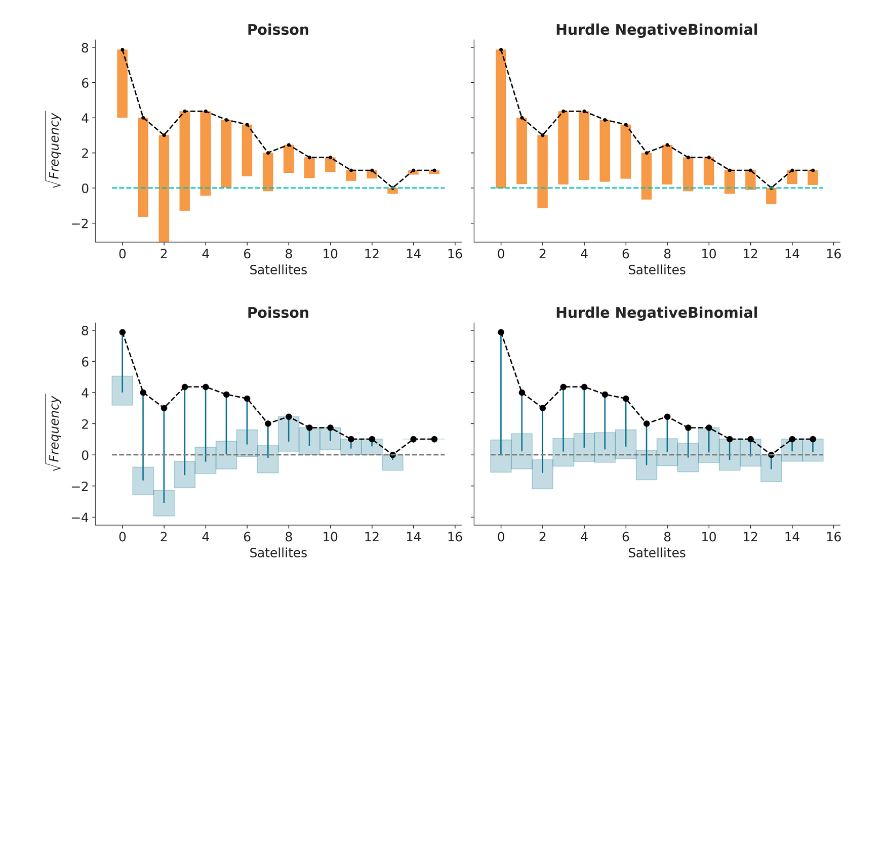
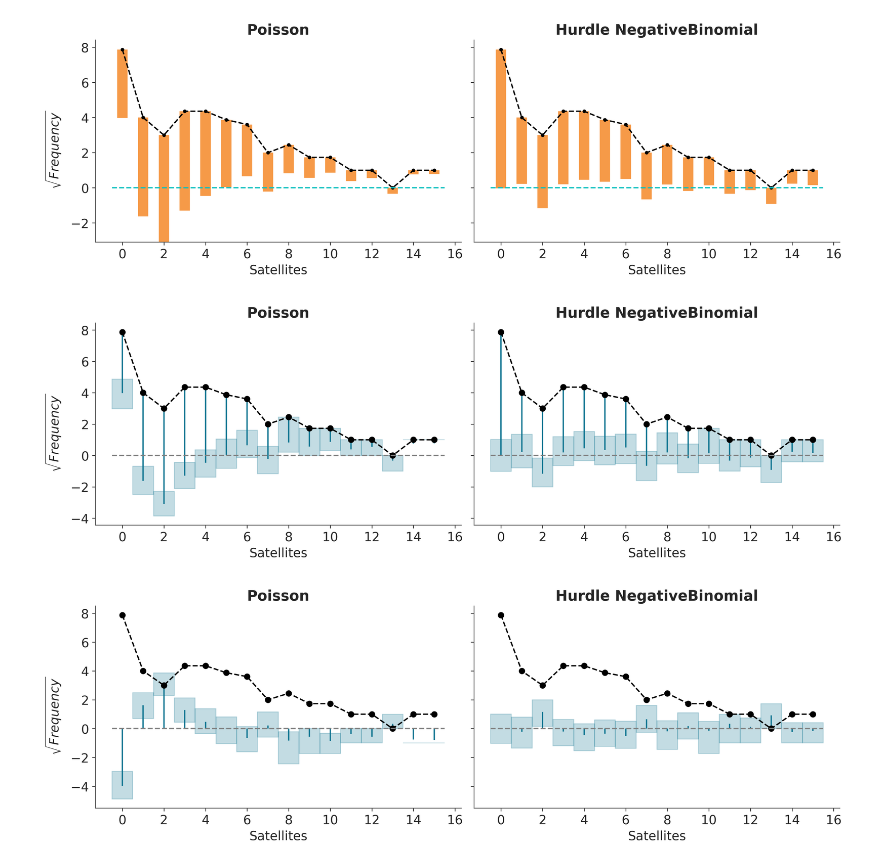
Before and after one commit to arviz-devs/Exploratory-Analysis-of-Bayesian-Models, a Jupyter notebook: models/crabs/crabs.ipynb, the cells around one changed output. Saved outputs shown, nothing was run; the diff lists cells and outputs as text; code cells hidden in the pictures; blank space fills up the shorter version.

Commit message:
add suspended, rewrite example

```diff
--- a/models/crabs/crabs.ipynb
+++ b/models/crabs/crabs.ipynb
@@ -92,7 +92,7 @@ fig.text(-0.03, 0.5, "$\sqrt{Frequency}$", va="center", rotation="vertical", fon
 # %% [output]
 [figure]
 # %%
-def plot_ppc_discrete(idata, observed, bins, ax):
+def plot_ppc_discrete(idata, observed, bins, kind, ax):
 
     def add_discrete_bands(x, lower, upper, ax, **kwargs):
         for i, (l, u) in enumerate(zip(lower, upper)):
@@ -108,35 +108,56 @@ def plot_ppc_discrete(idata, observed, bins, ax):
 
     counts_arr = np.stack(counts_list)
     hdi_ = az.hdi(counts_arr)
-    add_discrete_bands(bins-0.5, observed-hdi_[:,0], observed-hdi_[:,1], ax=ax, color="C0", alpha=0.25)
+    if kind == "hanging":
+        add_discrete_bands(bins-0.5, observed-hdi_[:,0], observed-hdi_[:,1], ax=ax, color="C0", alpha=0.25)
+    elif kind == "suspended":
+        add_discrete_bands(bins-0.5, hdi_[:,0]-observed, hdi_[:,1]-observed, ax=ax, color="C0", alpha=0.25)
 
     return ax
 # %%
-def rotogram(idata, ax):
+def rotogram(idata, kind, ax):
     max_ = 17
     bins = np.array(range(0, max_))
     dims = idata.posterior_predictive.dims
     n_samples = dims["chain"] * dims["draw"]
     pred =  (np.histogram(idata.posterior_predictive["satellite"].values.ravel(),  bins=bins)[0] / n_samples)**0.5
     observed = np.histogram(crab["satellite"].values, bins=bins)[0]**0.5
 
-    ax.vlines(bins[:-1], observed-pred, observed)
+    if kind == "hanging":
+        ax.vlines(bins[:-1], observed-pred, observed)
+    elif kind == "suspended":
+        ax.vlines(bins[:-1], 0, pred-observed)
+
     ax.plot(bins[:-1], observed,  "ko--")
-    plot_ppc_discrete(idata, observed, bins, ax)
+    plot_ppc_discrete(idata, observed, bins, kind, ax)
 
     ax.hlines(0, -0.5, max_-1.5, linestyle="--", color="0.5")
 
 
 fig, axes = plt.subplots(1, 2, sharey=True, figsize=(12, 4))
 for ax, idata, model in zip(axes.ravel(),
                             [idata_crab_p, idata_crab_hnb],
                             ["Poisson", "Hurdle NegativeBinomial"]):
-    rotogram(idata, ax)
+    rotogram(idata, "hanging", ax)
     ax.set_title(model)
 
 axes[0].set_xlabel("Satellites")
 axes[1].set_xlabel("Satellites")
 fig.text(-0.03, 0.5, "$\sqrt{Frequency}$", va="center", rotation="vertical", fontsize=14);
-plt.savefig("../../img/rotogram.png")
+plt.savefig("../../img/rotogram_hanging.png")
+
+
+fig, axes = plt.subplots(1, 2, sharey=True, figsize=(12, 4))
+for ax, idata, model in zip(axes.ravel(),
+                            [idata_crab_p, idata_crab_hnb],
+                            ["Poisson", "Hurdle NegativeBinomial"]):
+    rotogram(idata, "suspended", ax)
+    ax.set_title(model)
+
+axes[0].set_xlabel("Satellites")
+axes[1].set_xlabel("Satellites")
+fig.text(-0.03, 0.5, "$\sqrt{Frequency}$", va="center", rotation="vertical", fontsize=14);
+plt.savefig("../../img/rotogram_suspended.png")
 # %% [output]
-[figure, old version]
+[figure, new version]
+[figure, added]
```
Also changed, not shown: parts of 2 cells of this notebook, 5 other files.
